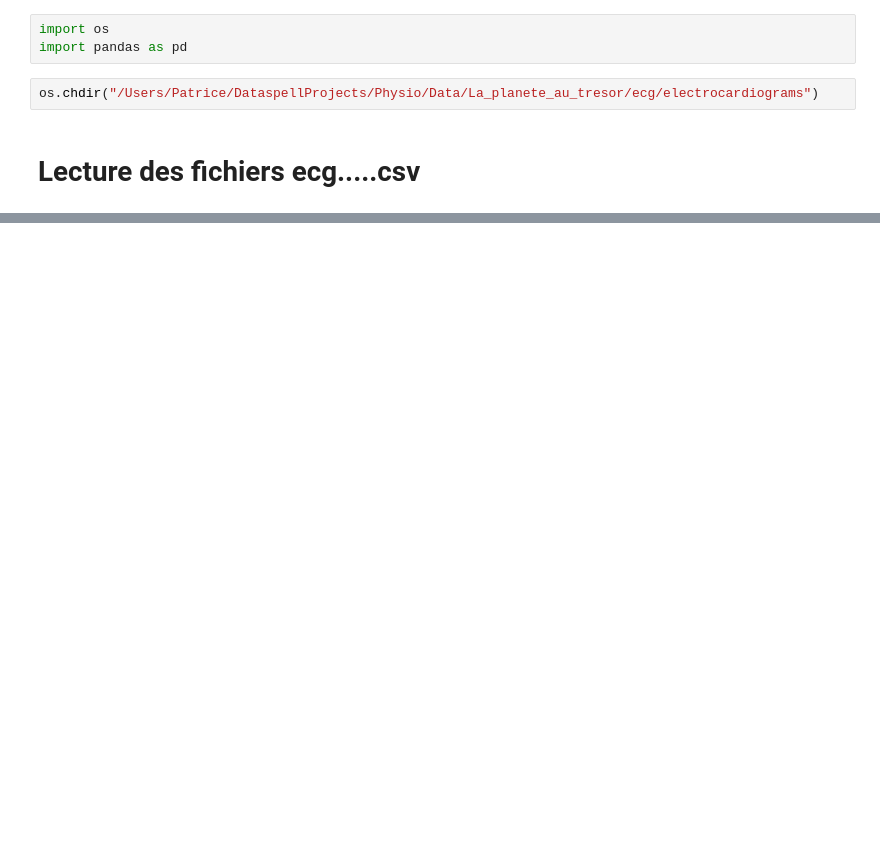
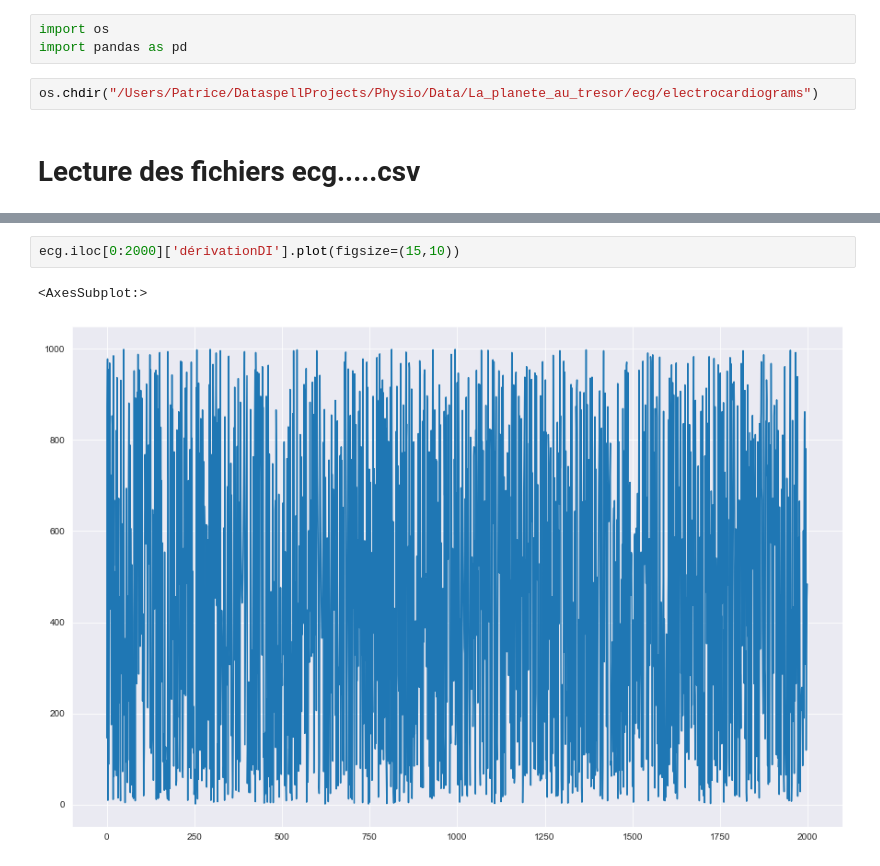
Before and after one commit to pbellot/Physio, a Jupyter notebook: explorationECG.ipynb, the cells around one changed output, grey strips where cells are left out. Drawn from its saved outputs; the diff is of its cells as text; blank space fills up the shorter version.

```diff
--- a/explorationECG.ipynb
+++ b/explorationECG.ipynb
@@ -16,3 +16,8 @@ ecg.head()
 | 2 | -489 | 978.0 |
 | 3 | -455 | 9.0 |
 | 4 | -452 | 955.0 |
+# %%
+ecg.iloc[0:2000]['dérivationDI'].plot(figsize=(15,10))
+# %% [output]
+<AxesSubplot:>
+[figure, added]
```
Also changed, not shown: parts of 16 cells of this notebook.
